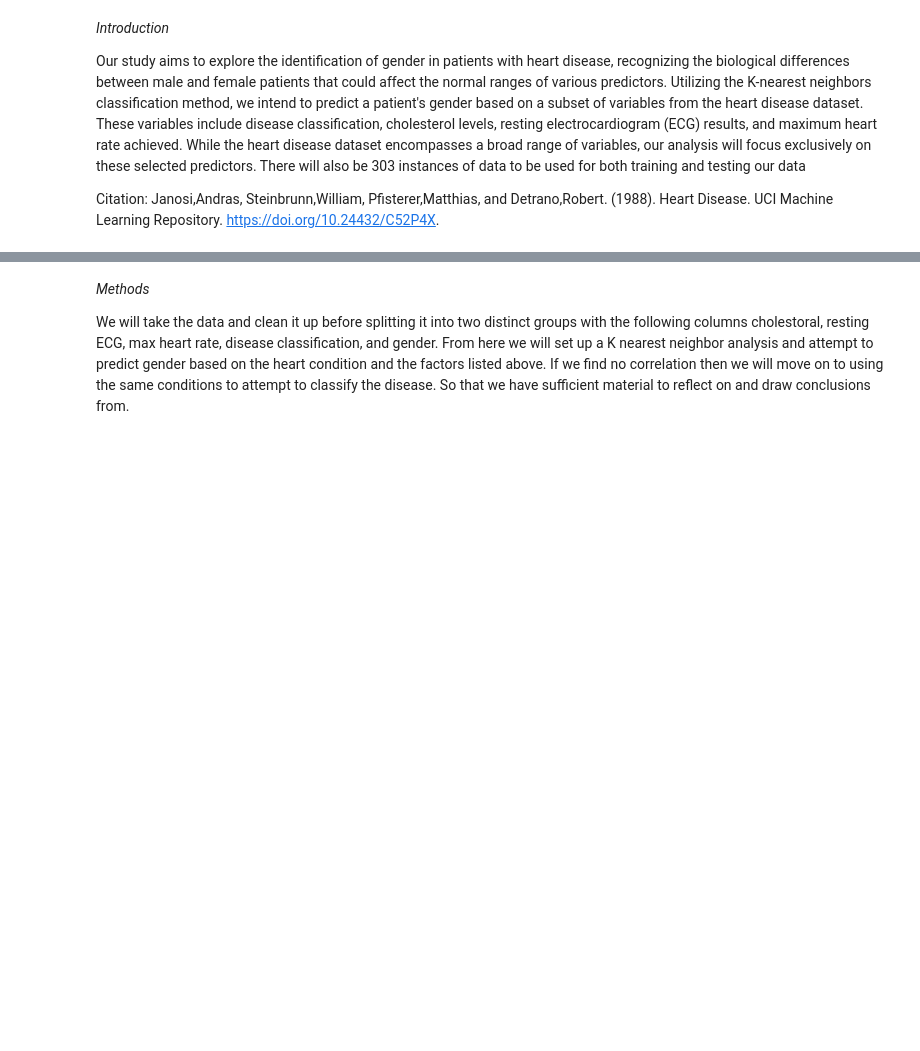
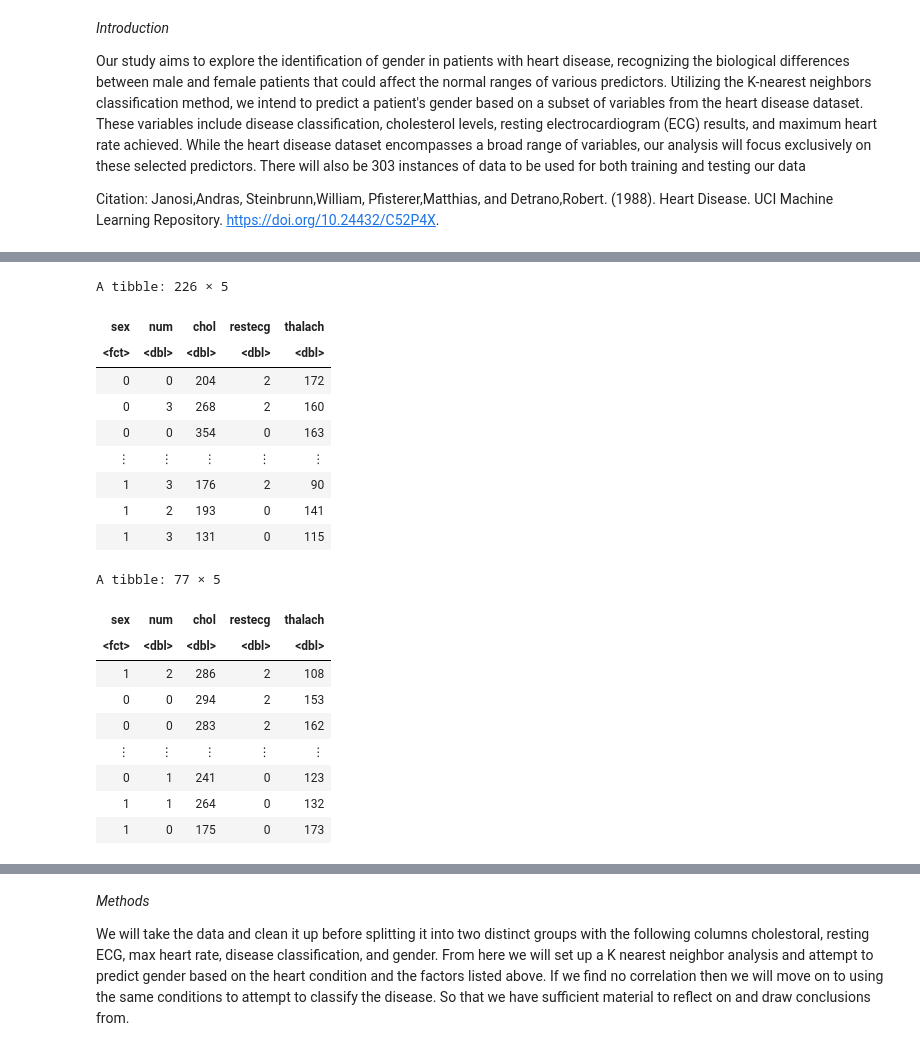
Before and after one commit to victoriachoi7/group-4-dsci, a Jupyter notebook: GroupProposal.ipynb, the cells around one changed output, grey strips where cells are left out. Saved outputs shown, nothing was run; the diff lists cells and outputs as text; code cells hidden in the pictures; blank space fills up the shorter version.

```diff
--- a/GroupProposal.ipynb
+++ b/GroupProposal.ipynb
@@ -9,0 +59,28 @@ Janosi,Andras, Steinbrunn,William, Pfisterer,Matthias, and Detrano,Robert. (1988
+# %%
+set.seed(12345)
+cleveland_split <- initial_split(cleveland_wrangled, prop = 0.75, strata = sex)
+cleveland_training <- training(cleveland_split)
+cleveland_testing <- testing(cleveland_split)
+cleveland_training
+cleveland_testing
+# %% [output]
+A tibble: 226 × 5
+| sex | num | chol | restecg | thalach |
+| <fct> | <dbl> | <dbl> | <dbl> | <dbl> |
+| 0 | 0 | 204 | 2 | 172 |
+| 0 | 3 | 268 | 2 | 160 |
+| 0 | 0 | 354 | 0 | 163 |
+| ⋮ | ⋮ | ⋮ | ⋮ | ⋮ |
+| 1 | 3 | 176 | 2 | 90 |
+| 1 | 2 | 193 | 0 | 141 |
+| 1 | 3 | 131 | 0 | 115 |
+A tibble: 77 × 5
+| sex | num | chol | restecg | thalach |
+| <fct> | <dbl> | <dbl> | <dbl> | <dbl> |
+| 1 | 2 | 286 | 2 | 108 |
+| 0 | 0 | 294 | 2 | 153 |
+| 0 | 0 | 283 | 2 | 162 |
+| ⋮ | ⋮ | ⋮ | ⋮ | ⋮ |
+| 0 | 1 | 241 | 0 | 123 |
+| 1 | 1 | 264 | 0 | 132 |
+| 1 | 0 | 175 | 0 | 173 |
```
Also changed, not shown: parts of 8 cells of this notebook.
